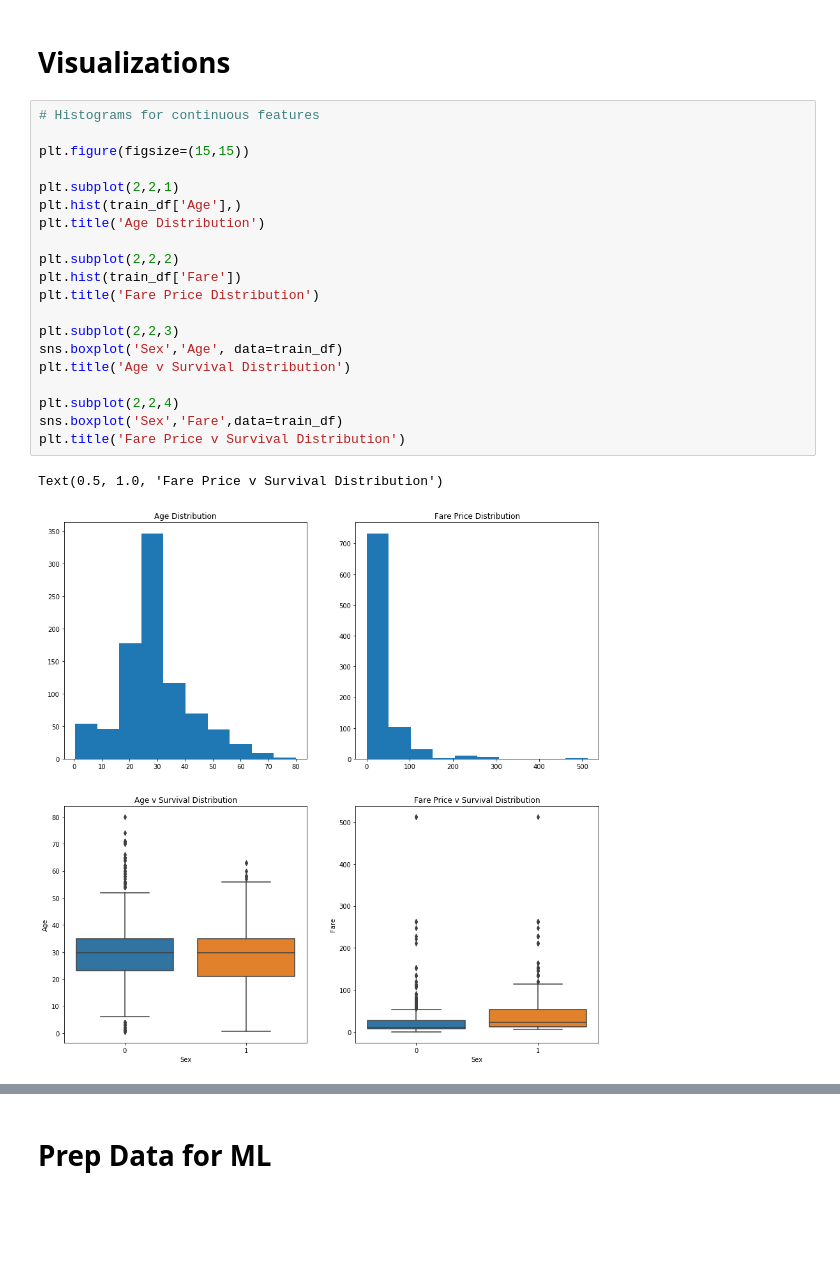
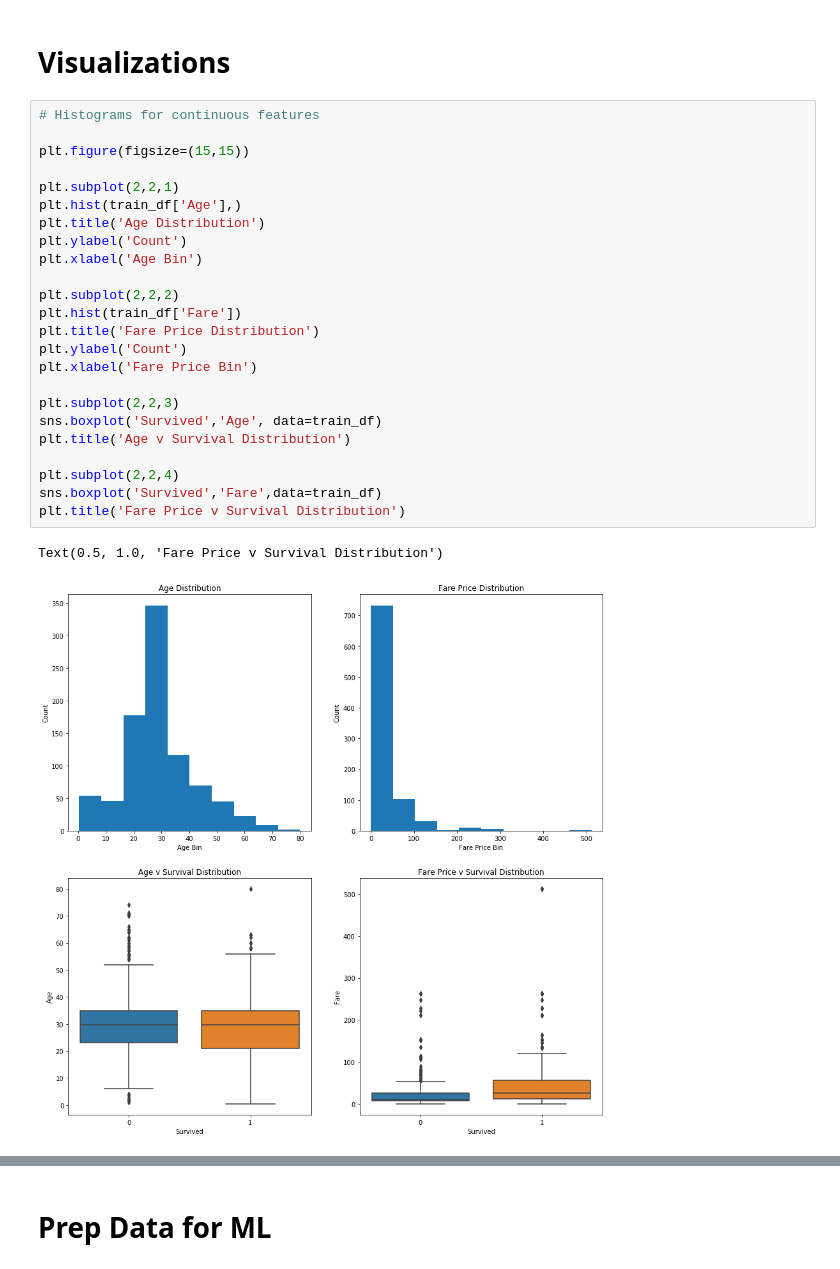
Before and after one commit to turnerdj95/floating_dumbbell, a Jupyter notebook: Data_Analysis.ipynb, the cells around one changed output, grey strips where cells are left out. Saved outputs shown, nothing was run; the diff lists cells and outputs as text; blank space fills up the shorter version.

Commit message:
Fixed Typo in Visualizations

```diff
--- a/Data_Analysis.ipynb
+++ b/Data_Analysis.ipynb
@@ -128,23 +124,27 @@ train_df.corr()
 # %%
 # Histograms for continuous features
 
 plt.figure(figsize=(15,15))
 
 plt.subplot(2,2,1)
 plt.hist(train_df['Age'],)
 plt.title('Age Distribution')
+plt.ylabel('Count')
+plt.xlabel('Age Bin')
 
 plt.subplot(2,2,2)
 plt.hist(train_df['Fare'])
 plt.title('Fare Price Distribution')
+plt.ylabel('Count')
+plt.xlabel('Fare Price Bin')
 
 plt.subplot(2,2,3)
-sns.boxplot('Sex','Age', data=train_df)
+sns.boxplot('Survived','Age', data=train_df)
 plt.title('Age v Survival Distribution')
 
 plt.subplot(2,2,4)
-sns.boxplot('Sex','Fare',data=train_df)
+sns.boxplot('Survived','Fare',data=train_df)
 plt.title('Fare Price v Survival Distribution')
 # %% [output]
 Text(0.5, 1.0, 'Fare Price v Survival Distribution')
-[figure, old version]
+[figure, new version]
```
Also changed, not shown: parts of 8 cells of this notebook.
